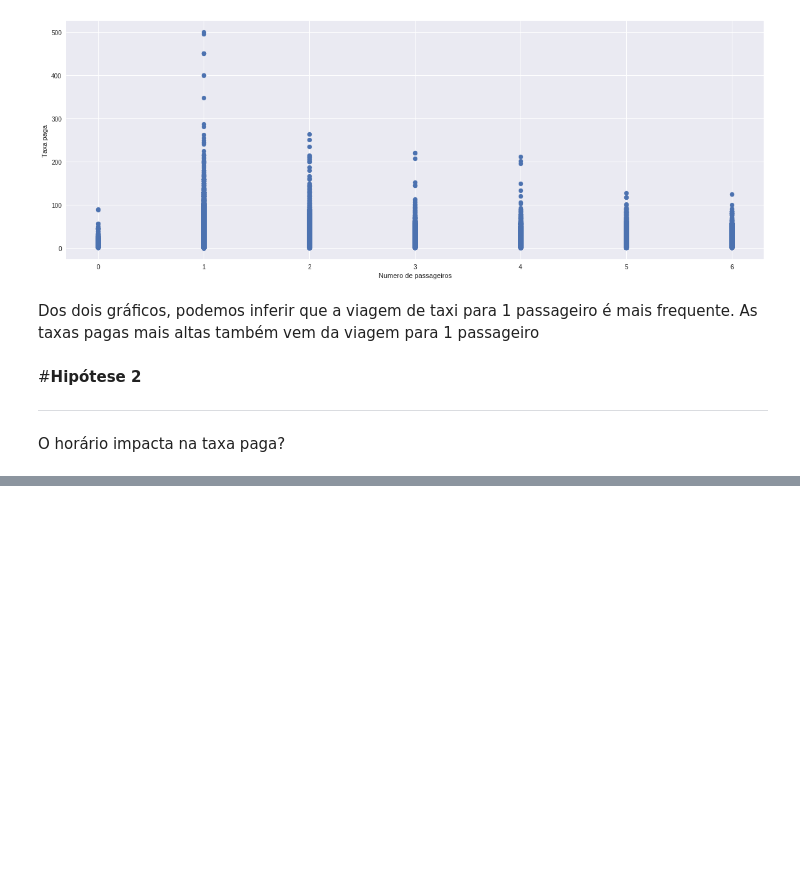
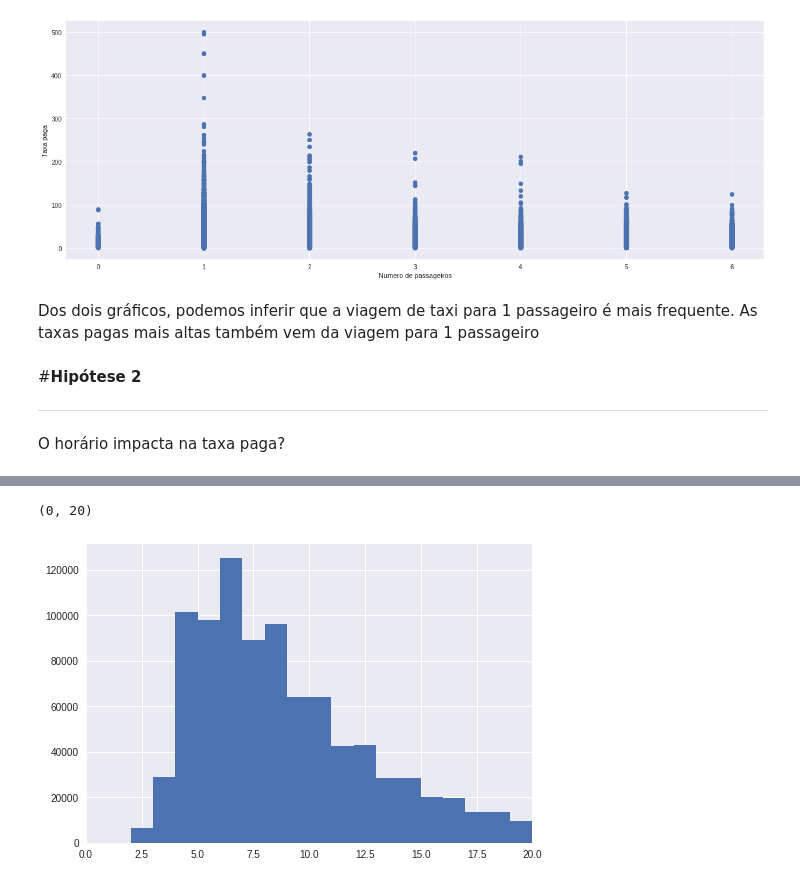
Before and after one commit to 51rL1N5/Prova_Esig, a Jupyter notebook: taxi_fare.ipynb, the cells around one changed output, grey strips where cells are left out. Cells and saved outputs as stored; diff of their text form; code cells hidden in the pictures; blank space fills up the shorter version.

```diff
--- a/taxi_fare.ipynb
+++ b/taxi_fare.ipynb
@@ -230,0 +284,6 @@ O horário impacta na taxa paga?
+# %%
+plt.hist(chunk['fare_amount'],bins=500)
+plt.xlim((0,20))
+# %% [output]
+(0, 20)
+[figure, added]
```
Also changed, not shown: parts of 6 cells of this notebook.
